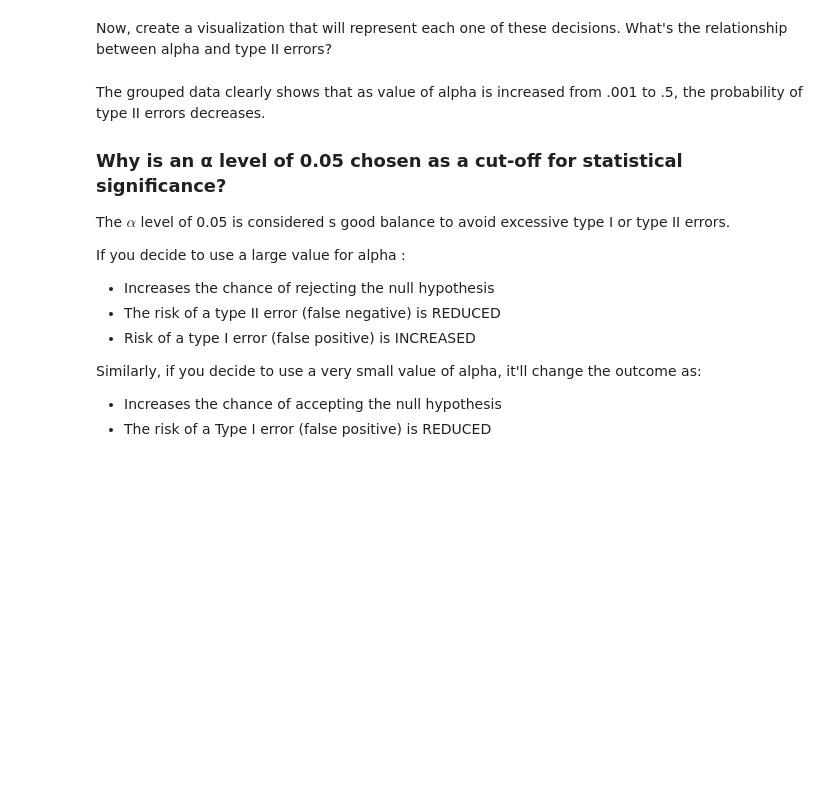
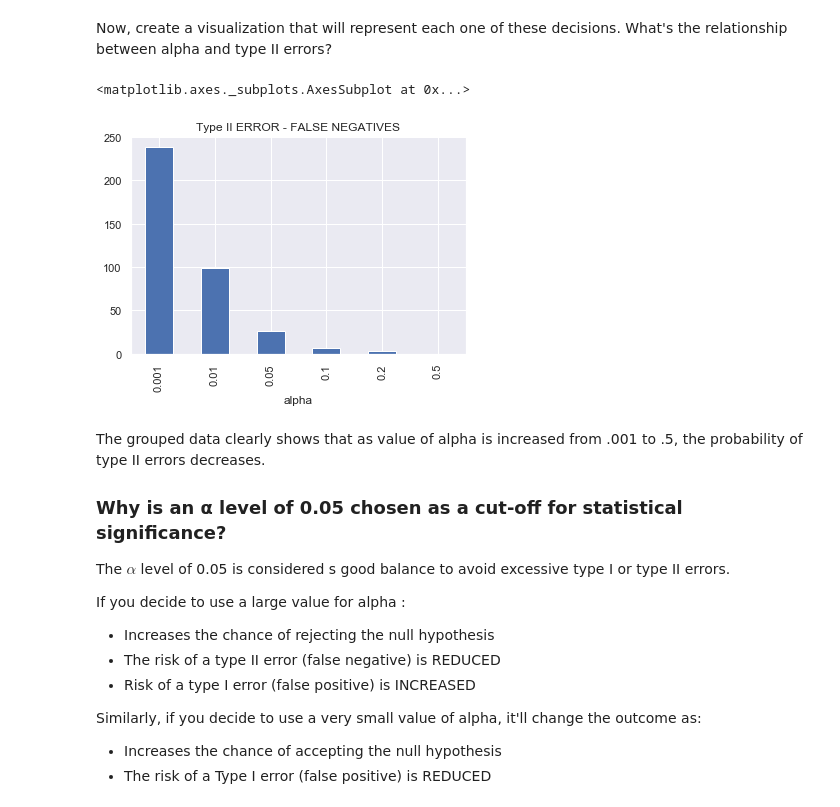
Before and after one commit to minthammock/dsc-type-1-and-2-error-lab-onl01-dtsc-pt-041320, a Jupyter notebook: index.ipynb, the cells around one changed output. Saved outputs shown, nothing was run; the diff lists cells and outputs as text; code cells hidden in the pictures; blank space fills up the shorter version.

```diff
--- a/index.ipynb
+++ b/index.ipynb
@@ -146 +156,4 @@ def type_1_error(population, num_tests, alpha_set):
 # Example dataframe for 1 test below
+# %%
+df = pd.DataFrame({'type_1_error':[], 'p_value':[], 'alpha':[]})
+df.append(pd.Series([1,2,3], index = df.columns), ignore_index = True)
@@ -191,14 +219,11 @@ To test your function:
 4. Create a list of alphas =  [0.001, 0.01, 0.05, 0.1, 0.2, 0.5]
 # %%
 def type_2_error(population, population_2, num_tests, alpha_set):
-
     """
     Parameters
     ----------
     population: ndarray
         A random normal distribution
-    population_2: ndarray
-        A different random normal distribution
     num_tests: int
         The number of hypothesis tests to be computed
     alpha_set: list
@@ -207,21 +232,37 @@ def type_2_error(population, population_2, num_tests, alpha_set):
     Returns
     ----------
     sig_tests : DataFrame
-        A dataframe containing the columns 'type_2_error', 'p_value', and 'alpha'
+        A dataframe containing the columns 'type_1_error', 'p_value', and 'alpha'
     """
-    pass
-# Example dataframe for 1 test below
+
+    df = pd.DataFrame({'type_2_error':[], 'p_value':[], 'alpha':[]})
+    counter = 0
+    for x in alpha_set:
+        for i in range(num_tests):
+            sample1 = np.random.choice(population,100,replace=True)
+            sample2 = np.random.choice(population_2,100,replace=True)
+            testResult = stats.ttest_ind(sample1, sample2)
+            if testResult[1] < x:
+                newRow = [False, testResult[1], x]
+                df.loc[counter] = newRow
+            else:
+                newRow = [True, testResult[1], x]
+                df.loc[counter] = newRow
+            counter += 1
+    return df
 # %% [markdown]
 Now, create a visualization that will represent each one of these decisions. What's the relationship between alpha and type II errors?
 # %%
-pop = None
-pop2 = None
-num_tests = None
-alpha_set = None
+pop = np.random.normal(100, 20, 1000)
+pop2 = np.random.normal(110, 20, 1000)
+num_tests = 1000
 sig_tests_2 = type_2_error(pop,pop2,num_tests,alpha_set)
 
 group_error2 = sig_tests_2.groupby('alpha')['type_2_error'].sum()
 group_error2.plot.bar(title = "Type II ERROR - FALSE NEGATIVES")
+# %% [output]
+<matplotlib.axes._subplots.AxesSubplot at 0x...>
+[figure, added]
 # %% [markdown]
 The grouped data clearly shows that as value of alpha is increased from .001 to .5, the probability of type II errors decreases.
 
```
Also changed, not shown: parts of 9 cells of this notebook.
